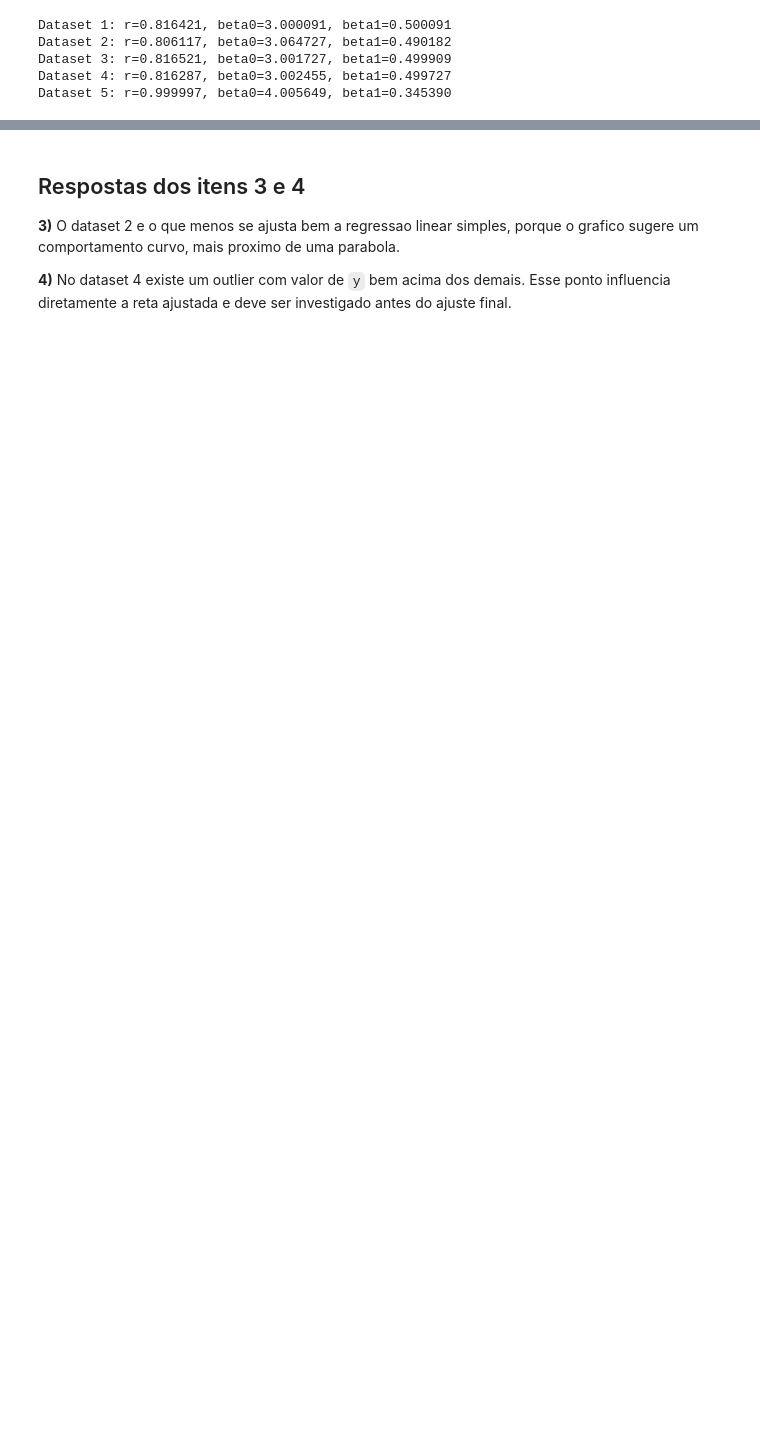
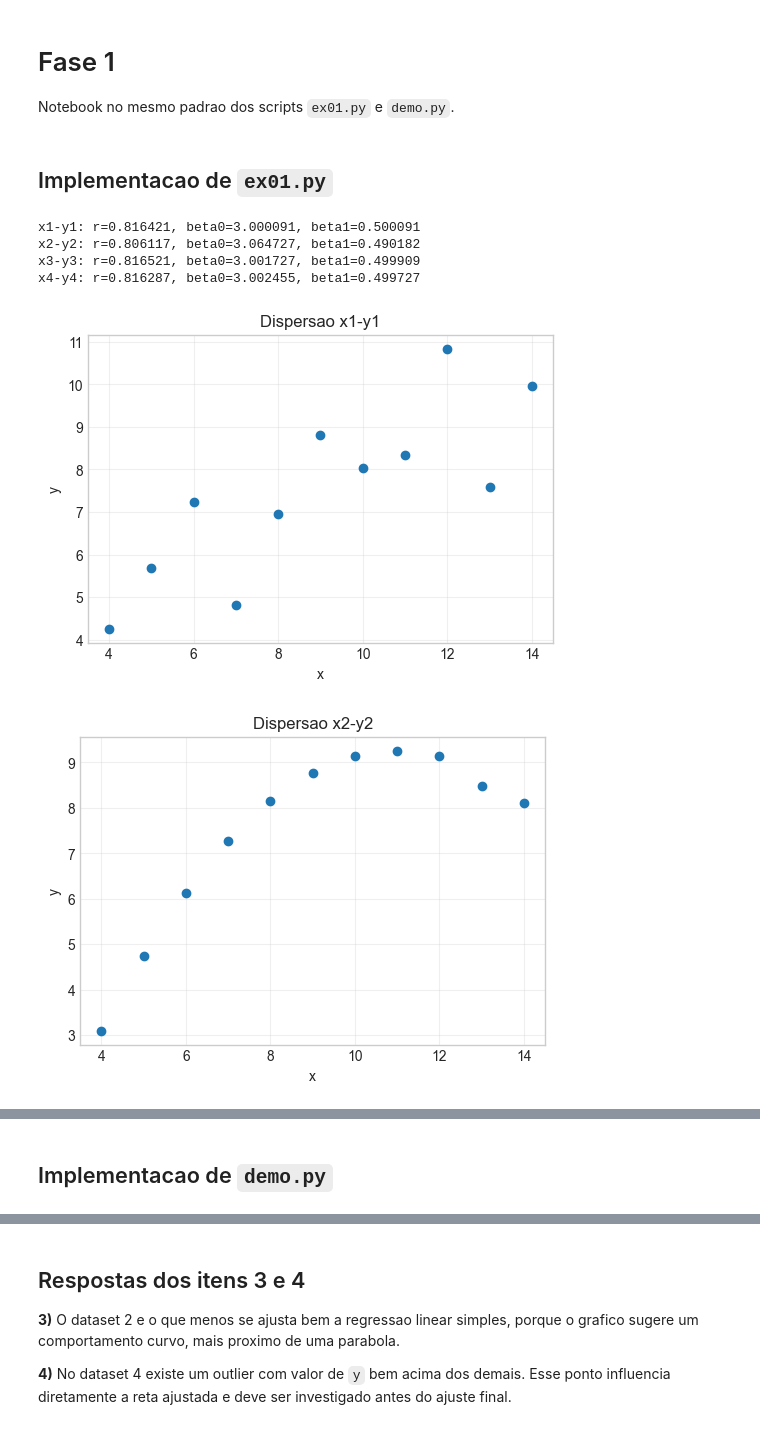
Before and after one commit to PHPacheco/Machine-learning-study, a Jupyter notebook: fase1/fase1.ipynb, the cells around one changed output, grey strips where cells are left out. Drawn from its saved outputs; the diff is of its cells as text; code cells hidden in the pictures; blank space fills up the shorter version.

Commit message:
Align phase 1 notebook with ex01 and demo patterns

```diff
--- a/fase1/fase1.ipynb
+++ b/fase1/fase1.ipynb
@@ -5,3 +1,7 @@ Notebook com correlacao, regressao linear simples, graficos e respostas dos iten
+# %% [markdown]
+# Fase 1
+
+Notebook no mesmo padrao dos scripts `ex01.py` e `demo.py`.
 # %%
 import math
 import matplotlib.pyplot as plt
@@ -10,3 +8,5 @@ plt.style.use('seaborn-v0_8-whitegrid')
+# %% [markdown]
+## Implementacao de `ex01.py`
 # %%
 class AnaliseLinear:
     def correlacao(self, x, y):
@@ -38,7 +38,17 @@ class AnaliseLinear:
 
         beta1 = (n * soma_xy - soma_x * soma_y) / denominador
         beta0 = (soma_y - beta1 * soma_x) / n
+
         return beta0, beta1
+
+
+def plotar_dispersao(x, y, titulo):
+    plt.figure(figsize=(6, 4))
+    plt.scatter(x, y)
+    plt.title(titulo)
+    plt.xlabel('x')
+    plt.ylabel('y')
+    plt.grid(True, alpha=0.3)
 # %%
 x1 = [10, 8, 13, 9, 11, 14, 6, 4, 12, 7, 5]
 y1 = [8.04, 6.95, 7.58, 8.81, 8.33, 9.96, 7.24, 4.26, 10.84, 4.82, 5.68]
@@ -52,26 +62,35 @@ y3 = [6.58, 5.76, 7.71, 8.84, 8.47, 7.04, 5.25, 5.56, 7.91, 6.89, 12.50]
 x4 = [10.0, 8.0, 13.0, 9.0, 11.0, 14.0, 6.0, 4.0, 12.0, 7.0, 5.0]
 y4 = [7.46, 6.77, 12.74, 7.11, 7.81, 8.84, 6.08, 5.39, 8.15, 6.42, 5.73]
 
-x5 = [10.0, 8.0, 9.0, 11.0, 14.0, 6.0, 4.0, 12.0, 7.0, 5.0]
-y5 = [7.46, 6.77, 7.11, 7.81, 8.84, 6.08, 5.39, 8.15, 6.42, 5.73]
+dados = {
+    'x1': x1,
+    'y1': y1,
+    'x2': x2,
+    'y2': y2,
+    'x3': x3,
+    'y3': y3,
+    'x4': x4,
+    'y4': y4,
+}
 
-datasets = [
-    ('Dataset 1', x1, y1),
-    ('Dataset 2', x2, y2),
-    ('Dataset 3', x3, y3),
-    ('Dataset 4', x4, y4),
-    ('Dataset 5', x5, y5),
-]
+analise = AnaliseLinear()
+grupos = [('x1', 'y1'), ('x2', 'y2'), ('x3', 'y3'), ('x4', 'y4')]
 # %%
-analise = AnaliseLinear()
-
-for nome, x, y in datasets:
+for gx, gy in grupos:
+    x = dados[gx]
+    y = dados[gy]
     r = analise.correlacao(x, y)
     beta0, beta1 = analise.regressao(x, y)
-    print(f'{nome}: r={r:.6f}, beta0={beta0:.6f}, beta1={beta1:.6f}')
+
+    print(f'{gx}-{gy}: r={r:.6f}, beta0={beta0:.6f}, beta1={beta1:.6f}')
+    plotar_dispersao(x, y, f'Dispersao {gx}-{gy}')
+
+plt.tight_layout()
+plt.show()
 # %% [output]
-Dataset 1: r=0.816421, beta0=3.000091, beta1=0.500091
-Dataset 2: r=0.806117, beta0=3.064727, beta1=0.490182
-Dataset 3: r=0.816521, beta0=3.001727, beta1=0.499909
-Dataset 4: r=0.816287, beta0=3.002455, beta1=0.499727
-Dataset 5: r=0.999997, beta0=4.005649, beta1=0.345390
+x1-y1: r=0.816421, beta0=3.000091, beta1=0.500091
+x2-y2: r=0.806117, beta0=3.064727, beta1=0.490182
+x3-y3: r=0.816521, beta0=3.001727, beta1=0.499909
+x4-y4: r=0.816287, beta0=3.002455, beta1=0.499727
+[figure, added]
+[figure, added]
@@ -77,0 +99,2 @@ Dataset 5: r=0.999997, beta0=4.005649, beta1=0.345390
+# %% [markdown]
+## Implementacao de `demo.py`
```
Also changed, not shown: parts of 5 cells of this notebook.
